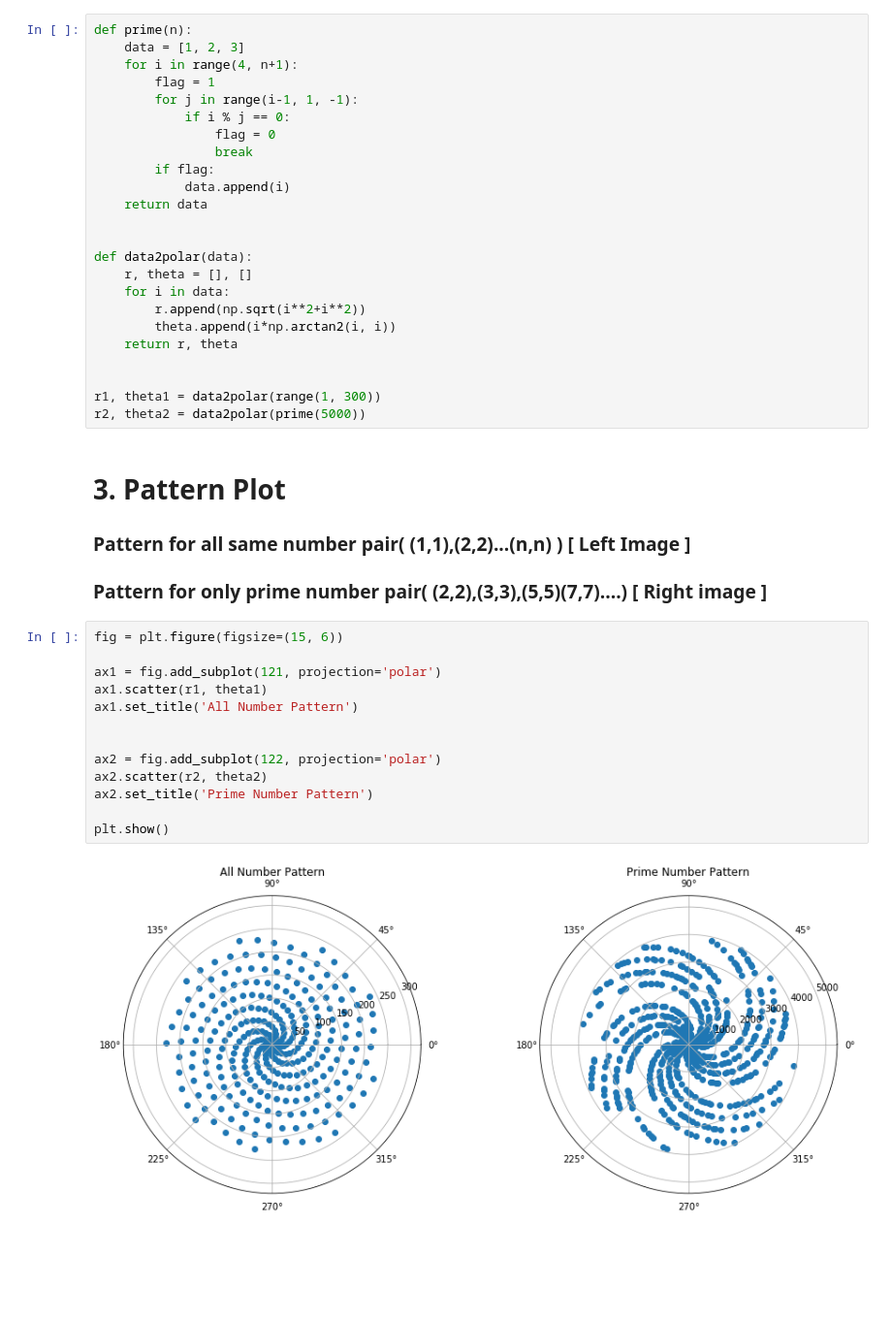
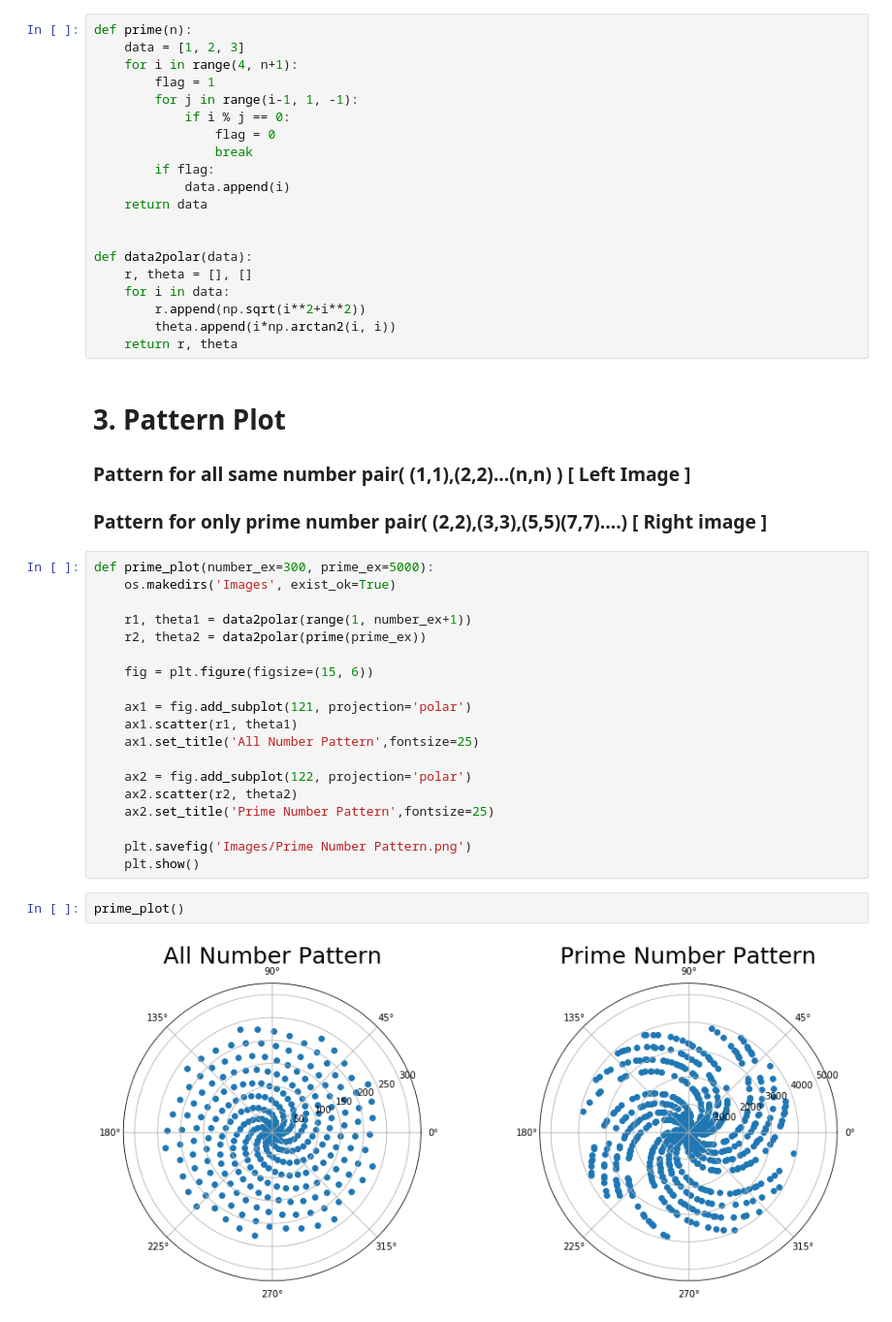
Before and after one commit to Mazhar004/python-data-visualization, a Jupyter notebook: Matplot 2D & 3D/Prime Shape.ipynb, the cells around one changed output. Shown at 97% size. Drawn from its saved outputs; the diff is of its cells as text; blank space fills up the shorter version.

```diff
--- a/Matplot 2D & 3D/Prime Shape.ipynb
+++ b/Matplot 2D & 3D/Prime Shape.ipynb
@@ -28,27 +29,31 @@ def data2polar(data):
         r.append(np.sqrt(i**2+i**2))
         theta.append(i*np.arctan2(i, i))
     return r, theta
-
-
-r1, theta1 = data2polar(range(1, 300))
-r2, theta2 = data2polar(prime(5000))
 # %% [markdown]
 # 3. Pattern Plot
 
 ### Pattern for all same number pair( (1,1),(2,2)...(n,n) ) [ Left Image ]
 ### Pattern for only prime number pair( (2,2),(3,3),(5,5)(7,7)....) [ Right image ]
 # %%
-fig = plt.figure(figsize=(15, 6))
+def prime_plot(number_ex=300, prime_ex=5000):
+    os.makedirs('Images', exist_ok=True)
 
-ax1 = fig.add_subplot(121, projection='polar')
-ax1.scatter(r1, theta1)
-ax1.set_title('All Number Pattern')
+    r1, theta1 = data2polar(range(1, number_ex+1))
+    r2, theta2 = data2polar(prime(prime_ex))
 
+    fig = plt.figure(figsize=(15, 6))
 
-ax2 = fig.add_subplot(122, projection='polar')
-ax2.scatter(r2, theta2)
-ax2.set_title('Prime Number Pattern')
+    ax1 = fig.add_subplot(121, projection='polar')
+    ax1.scatter(r1, theta1)
+    ax1.set_title('All Number Pattern',fontsize=25)
 
-plt.show()
+    ax2 = fig.add_subplot(122, projection='polar')
+    ax2.scatter(r2, theta2)
+    ax2.set_title('Prime Number Pattern',fontsize=25)
+
+    plt.savefig('Images/Prime Number Pattern.png')
+    plt.show()
-# %% [output]
-[figure, removed]
+# %%
+prime_plot()
+# %% [output]
+[figure, added]
```
Also changed, not shown: parts of 1 cell of this notebook, 14 other files.
